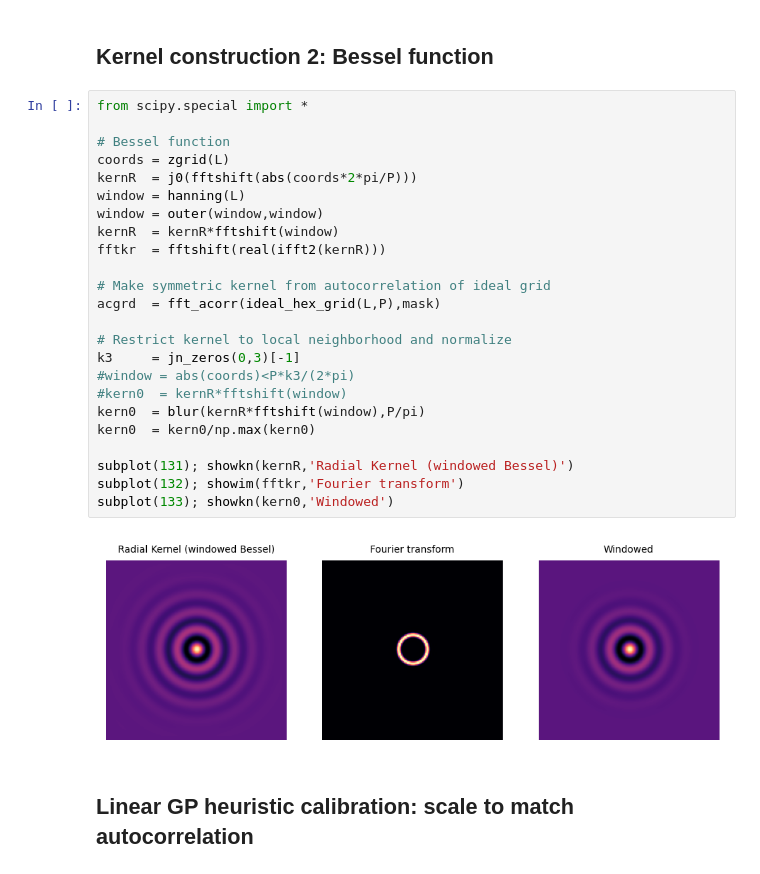
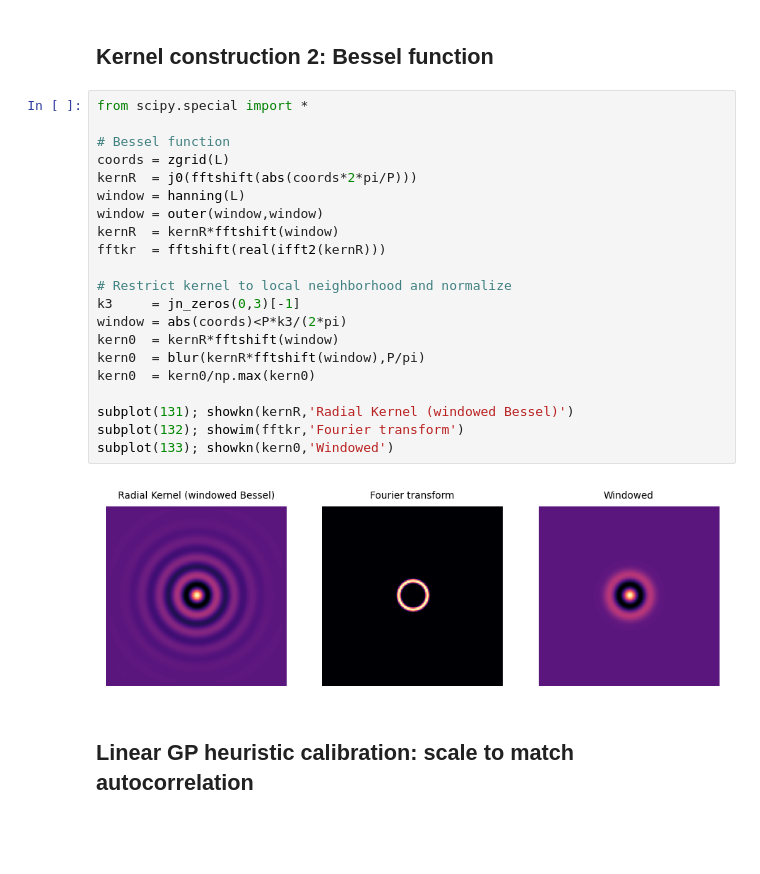
Before and after one commit to michaelerule/lgcpspatial, a Jupyter notebook: preliminaries.ipynb, the cells around one changed output. Cells and saved outputs as stored; diff of their text form; blank space fills up the shorter version.

```diff
--- a/preliminaries.ipynb
+++ b/preliminaries.ipynb
@@ -129,29 +129,26 @@ subplot(133); showkn(kern0,'Windowed')
 # %%
 from scipy.special import *
 
 # Bessel function
 coords = zgrid(L)
 kernR  = j0(fftshift(abs(coords*2*pi/P)))
 window = hanning(L)
 window = outer(window,window)
 kernR  = kernR*fftshift(window)
 fftkr  = fftshift(real(ifft2(kernR)))
 
-# Make symmetric kernel from autocorrelation of ideal grid
-acgrd  = fft_acorr(ideal_hex_grid(L,P),mask)
-
 # Restrict kernel to local neighborhood and normalize
 k3     = jn_zeros(0,3)[-1]
-#window = abs(coords)<P*k3/(2*pi)
-#kern0  = kernR*fftshift(window)
+window = abs(coords)<P*k3/(2*pi)
+kern0  = kernR*fftshift(window)
 kern0  = blur(kernR*fftshift(window),P/pi)
 kern0  = kern0/np.max(kern0)
 
 subplot(131); showkn(kernR,'Radial Kernel (windowed Bessel)')
 subplot(132); showim(fftkr,'Fourier transform')
 subplot(133); showkn(kern0,'Windowed')
 # %% [output]
-[figure, old version]
+[figure, new version]
 # %% [markdown]
 ## Linear GP heuristic calibration: scale to match autocorrelation
 # %%
```
Also changed, not shown: parts of 10 cells of this notebook, 22 other files.
